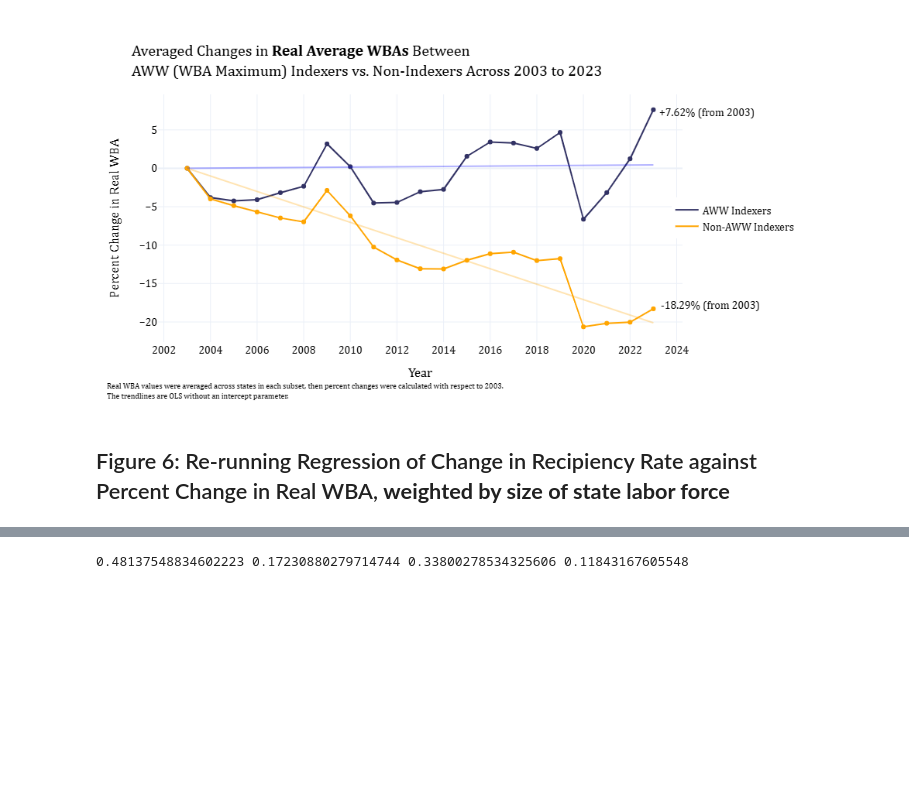
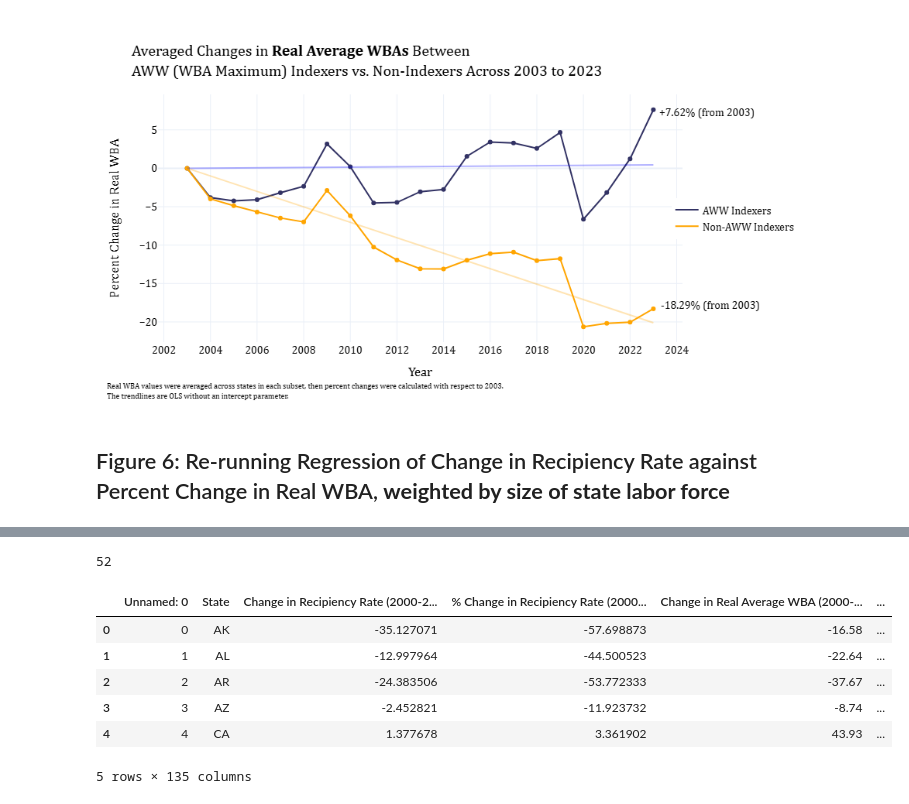
Before and after one commit to kguo12/UI-Inflation, a Jupyter notebook: UIindexingsubsets.ipynb, the cells around one changed output, grey strips where cells are left out. Drawn from its saved outputs; the diff is of its cells as text; code cells hidden in the pictures; blank space fills up the shorter version.

```diff
--- a/UIindexingsubsets.ipynb
+++ b/UIindexingsubsets.ipynb
@@ -630,33 +339,0 @@ fig1.show()
-# %%
-import pandas as pd
-import plotly.express as px
-from sklearn.linear_model import LinearRegression
-import numpy as np
-
-# Prepare variables
-X = percent_changes[['% Change in Real Average WBA (2003-2023)']]
-y = percent_changes['% Change in Recipiency Rate (2003-2023)']
-
-# Fit OLS model
-model = LinearRegression()
-model.fit(X, y)
-
-# Get slope and R^2
-slope_avg = model.coef_[0]
-r_squared_avg = model.score(X, y)
-
-# Prepare variables
-X = percent_changes[['% Change in Real Maximum WBA (2003-2023)']]
-y = percent_changes['% Change in Recipiency Rate (2003-2023)']
-
-# Fit OLS model
-model = LinearRegression()
-model.fit(X, y)
-
-# Get slope and R^2
-slope_max = model.coef_[0]
-r_squared_max = model.score(X, y)
-
-print(slope_avg, r_squared_avg, slope_max, r_squared_max)
-# %% [output]
-0.48137548834602223 0.17230880279714744 0.33800278534325606 0.11843167605548
@@ -662,0 +347,16 @@ print(slope_avg, r_squared_avg, slope_max, r_squared_max)
+# %%
+avg_laborforce = (laborforce.groupby("State")['Civilian Labor Force(000)'].apply('mean') * 1000).round()
+len(avg_laborforce)
+# %% [output]
+52
+# %%
+percent_changes = pd.read_csv("percent_changes.csv")
+percent_changes.head()
+# %% [output]
+|  | Unnamed: 0 | State | Change in Recipiency Rate (2000-2... | % Change in Recipiency Rate (2000... | Change in Real Average WBA (2000-... | ... |
+| 0 | 0 | AK | -35.127071 | -57.698873 | -16.58 | ... |
+| 1 | 1 | AL | -12.997964 | -44.500523 | -22.64 | ... |
+| 2 | 2 | AR | -24.383506 | -53.772333 | -37.67 | ... |
+| 3 | 3 | AZ | -2.452821 | -11.923732 | -8.74 | ... |
+| 4 | 4 | CA | 1.377678 | 3.361902 | 43.93 | ... |
+5 rows × 135 columns
```
Also changed, not shown: parts of 39 cells of this notebook, 54 other files.
